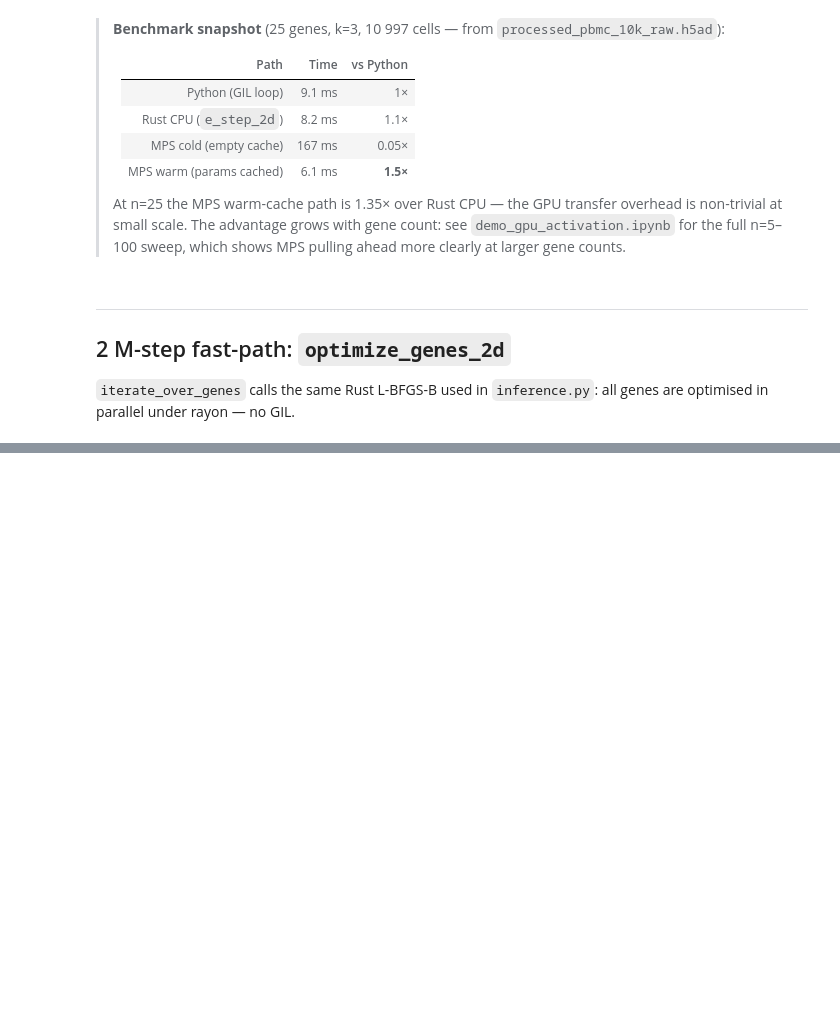
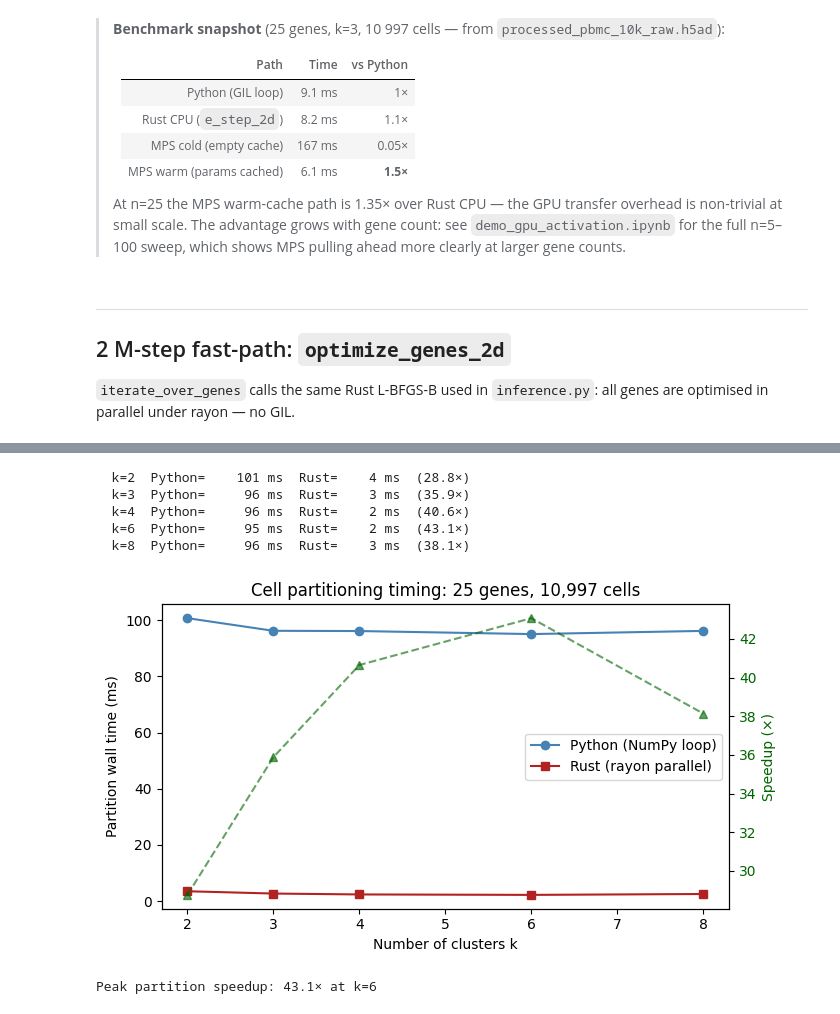
Before and after one commit to pachterlab/monod, a Jupyter notebook: demo_mminference_rust.ipynb, the cells around one changed output, grey strips where cells are left out. Drawn from its saved outputs; the diff is of its cells as text; code cells hidden in the pictures; blank space fills up the shorter version.

```diff
--- a/demo_mminference_rust.ipynb
+++ b/demo_mminference_rust.ipynb
@@ -434,0 +640,55 @@ Peak M-step speedup: 18.3× at 25 genes
+# %%
+# ── Benchmark: partition timing vs k (number of clusters) ────────────────────
+k_values = [2, 3, 4, 6, 8]
+N_REPS_P = 20
+rust_p_times, py_p_times = [], []
+
+for kv in k_values:
+    Q_kv = np.random.dirichlet(np.ones(kv), size=search_data.n_cells)
+
+    times_r = []
+    for _ in range(N_REPS_P):
+        t0 = time.perf_counter()
+        _mc.partition_searchdata_2d(search_data, Q_kv.argmax(1).tolist(), kv, 10)
+        times_r.append((time.perf_counter() - t0) * 1e3)
+    rust_p_times.append(np.median(times_r))
+
+    # Python fallback uses py_sd so type() reconstruction works
+    gi_kv = make_gi(kv, 1, np.zeros((search_data.n_genes, 2)))
+    mm._HAS_RUST = False
+    Q_kv_py = Q_kv.copy()
+    times_p = []
+    for _ in range(N_REPS_P):
+        t0 = time.perf_counter()
+        gi_kv._part_search_data(py_sd, Q_kv_py)
+        times_p.append((time.perf_counter() - t0) * 1e3)
+    py_p_times.append(np.median(times_p))
+    mm._HAS_RUST = True
+
+    print(f'  k={kv}  Python={py_p_times[-1]:7.0f} ms  '
+          f'Rust={rust_p_times[-1]:5.0f} ms  ({py_p_times[-1]/rust_p_times[-1]:.1f}×)')
+
+fig, ax = plt.subplots(figsize=(7, 4))
+ax.plot(k_values, py_p_times,   'o-', color=C_PY,   label='Python (NumPy loop)')
+ax.plot(k_values, rust_p_times, 's-', color=C_RUST,  label='Rust (rayon parallel)')
+ax.set_xlabel('Number of clusters k')
+ax.set_ylabel('Partition wall time (ms)')
+ax.set_title(f'Cell partitioning timing: {search_data.n_genes} genes, {search_data.n_cells:,} cells')
+ax.legend()
+ax2 = ax.twinx()
+speedups_p = [p/r for p, r in zip(py_p_times, rust_p_times)]
+ax2.plot(k_values, speedups_p, '^--', color='darkgreen', alpha=0.6)
+ax2.set_ylabel('Speedup (×)', color='darkgreen')
+ax2.tick_params(axis='y', labelcolor='darkgreen')
+fig.tight_layout()
+plt.savefig('figures/pbmc_partition_bench.png', dpi=150)
+plt.show()
+print(f'Peak partition speedup: {max(speedups_p):.1f}× at k={k_values[np.argmax(speedups_p)]}')
+# %% [output]
+  k=2  Python=    101 ms  Rust=    4 ms  (28.8×)
+  k=3  Python=     96 ms  Rust=    3 ms  (35.9×)
+  k=4  Python=     96 ms  Rust=    2 ms  (40.6×)
+  k=6  Python=     95 ms  Rust=    2 ms  (43.1×)
+  k=8  Python=     96 ms  Rust=    3 ms  (38.1×)
+[figure, added]
+Peak partition speedup: 43.1× at k=6
```
Also changed, not shown: parts of 24 cells of this notebook, 19 other files.
